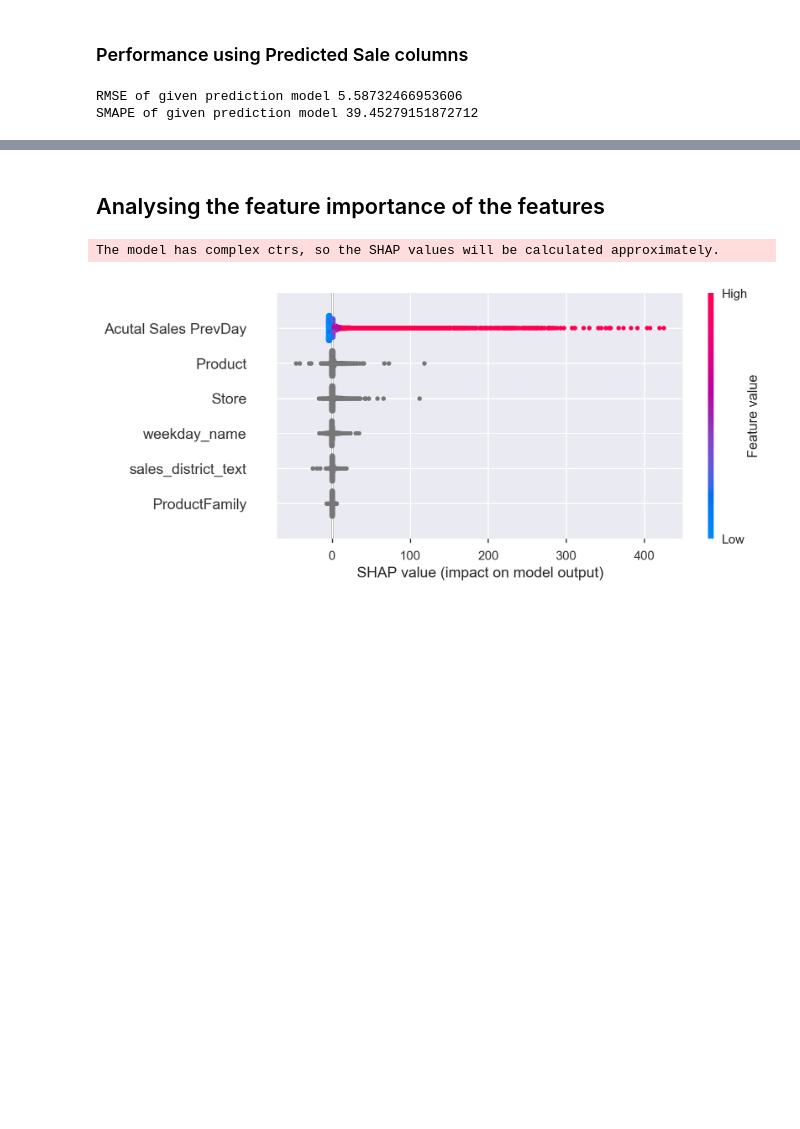
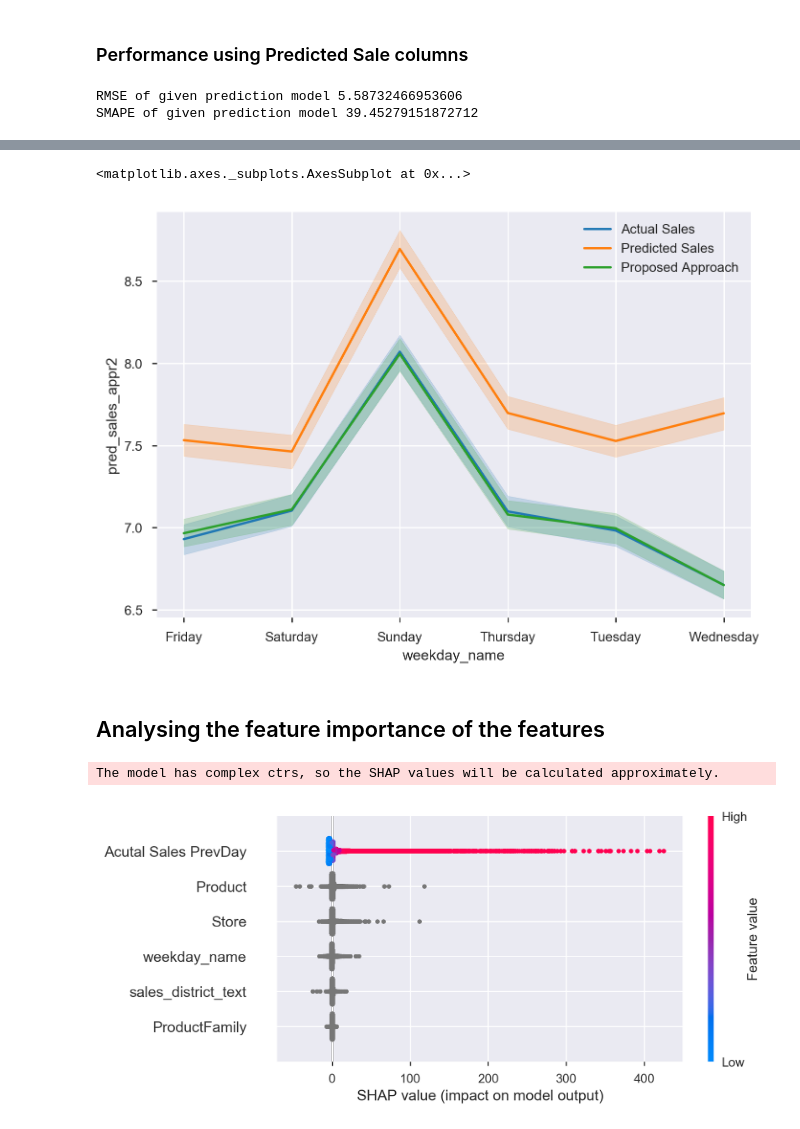
Before and after one commit to ammarwm/gwf, a Jupyter notebook: Sale Forecast.ipynb, the cells around one changed output, grey strips where cells are left out. Cells and saved outputs as stored; diff of their text form; code cells hidden in the pictures; blank space fills up the shorter version.

Commit message:
add figure

```diff
--- a/Sale Forecast.ipynb
+++ b/Sale Forecast.ipynb
@@ -171,7 +171,7 @@ model_appr1.fit(X_train, y_train, eval_set=(X_test, y_test), plot=True, silent=T
 MetricVisualizer(layout=Layout(align_self='stretch', height='500px'))
 <catboost.core.CatBoostRegressor at 0x...>
 # %%
-data_df['Predicted Sales Test (Using App 1)'] = model_appr1.predict(X)
+data_df['pred_sales_appr1'] = model_appr1.predict(X)
 # %%
 %%html
 <img src="./model_1.png",width=60,height=60>
@@ -290,3 +297,10 @@ SMAPE of given prediction model 39.45279151872712
+# %%
+sns.lineplot(data=data_copy_df, y = 'Acutal Sales', x = 'weekday_name', label='Actual Sales')
+sns.lineplot(data=data_copy_df, y = 'Predicted Sales', x = 'weekday_name', label='Predicted Sales')
+sns.lineplot(data=data_copy_df, y = 'pred_sales_appr2', x = 'weekday_name', label='Proposed Approach')
+# %% [output]
+<matplotlib.axes._subplots.AxesSubplot at 0x...>
+[figure, added]
 # %% [markdown]
 ## Analysing the feature importance of the features
 # %%
```
Also changed, not shown: parts of 10 cells of this notebook, 6 other files.
